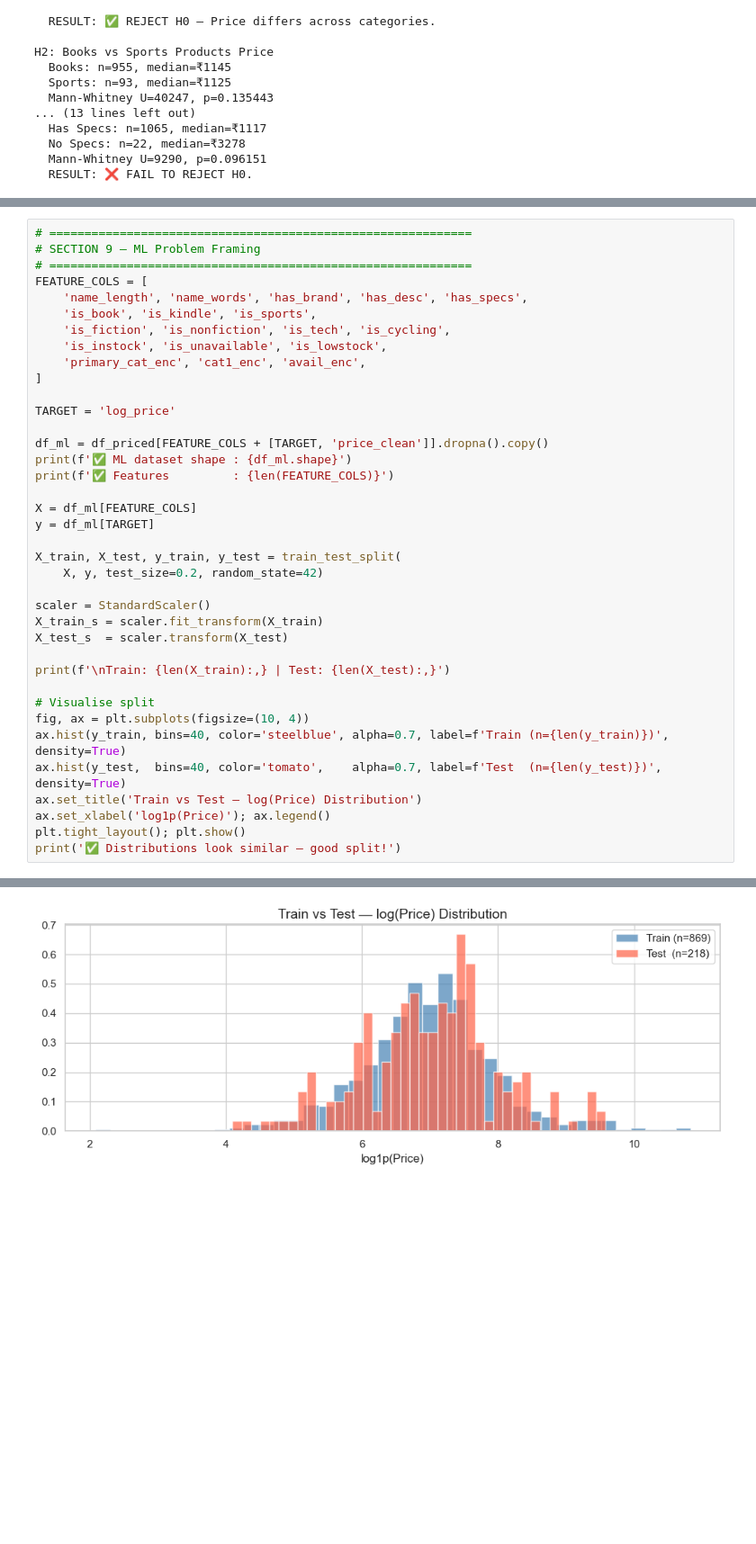
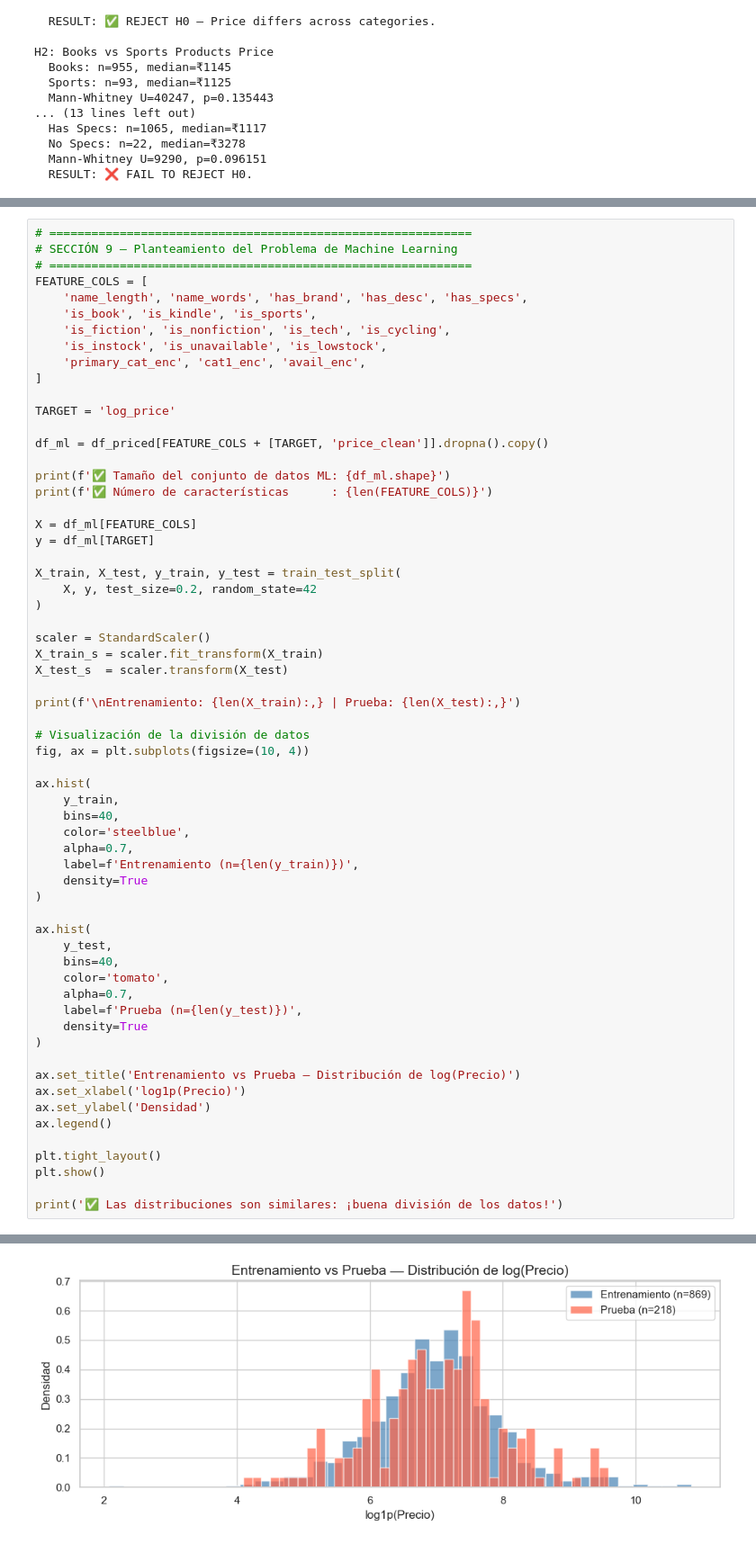
Before and after one commit to islas-diego23/9AIEVND-ADND-Practicas-230550, a Jupyter notebook: practica04/Practica04_230550.ipynb, the cells around one changed output, grey strips where cells are left out. Shown at 90% size. Saved outputs shown, nothing was run; the diff lists cells and outputs as text; blank space fills up the shorter version.

```diff
--- a/practica04/Practica04_230550.ipynb
+++ b/practica04/Practica04_230550.ipynb
@@ -1060,6 +1140,6 @@ plt.tight_layout(); plt.show()
 # %%
 # ============================================================
-# SECTION 9 — ML Problem Framing
+# SECCIÓN 9 — Planteamiento del Problema de Machine Learning
 # ============================================================
 FEATURE_COLS = [
     'name_length', 'name_words', 'has_brand', 'has_desc', 'has_specs',
@@ -1072,27 +1152,51 @@ FEATURE_COLS = [
 TARGET = 'log_price'
 
 df_ml = df_priced[FEATURE_COLS + [TARGET, 'price_clean']].dropna().copy()
-print(f'✅ ML dataset shape : {df_ml.shape}')
-print(f'✅ Features         : {len(FEATURE_COLS)}')
+
+print(f'✅ Tamaño del conjunto de datos ML: {df_ml.shape}')
+print(f'✅ Número de características      : {len(FEATURE_COLS)}')
 
 X = df_ml[FEATURE_COLS]
 y = df_ml[TARGET]
 
 X_train, X_test, y_train, y_test = train_test_split(
-    X, y, test_size=0.2, random_state=42)
+    X, y, test_size=0.2, random_state=42
+)
 
 scaler = StandardScaler()
 X_train_s = scaler.fit_transform(X_train)
 X_test_s  = scaler.transform(X_test)
 
-print(f'\nTrain: {len(X_train):,} | Test: {len(X_test):,}')
+print(f'\nEntrenamiento: {len(X_train):,} | Prueba: {len(X_test):,}')
 
-# Visualise split
+# Visualización de la división de datos
 fig, ax = plt.subplots(figsize=(10, 4))
-ax.hist(y_train, bins=40, color='steelblue', alpha=0.7, label=f'Train (n={len(y_train)})', density=True)
-ax.hist(y_test,  bins=40, color='tomato',    alpha=0.7, label=f'Test  (n={len(y_test)})',  density=True)
-ax.set_title('Train vs Test — log(Price) Distribution')
-ax.set_xlabel('log1p(Price)'); ax.legend()
-plt.tight_layout(); plt.show()
-print('✅ Distributions look similar — good split!')
+
+ax.hist(
+    y_train,
+    bins=40,
+    color='steelblue',
+    alpha=0.7,
+    label=f'Entrenamiento (n={len(y_train)})',
+    density=True
+)
+
+ax.hist(
+    y_test,
+    bins=40,
+    color='tomato',
+    alpha=0.7,
+    label=f'Prueba (n={len(y_test)})',
+    density=True
+)
+
+ax.set_title('Entrenamiento vs Prueba — Distribución de log(Precio)')
+ax.set_xlabel('log1p(Precio)')
+ax.set_ylabel('Densidad')
+ax.legend()
+
+plt.tight_layout()
+plt.show()
+
+print('✅ Las distribuciones son similares: ¡buena división de los datos!')
 # %% [output]
@@ -1103 +1207 @@ Train: 869 | Test: 218
-[figure, old version]
+[figure, new version]
```
Also changed, not shown: parts of 34 cells of this notebook.
